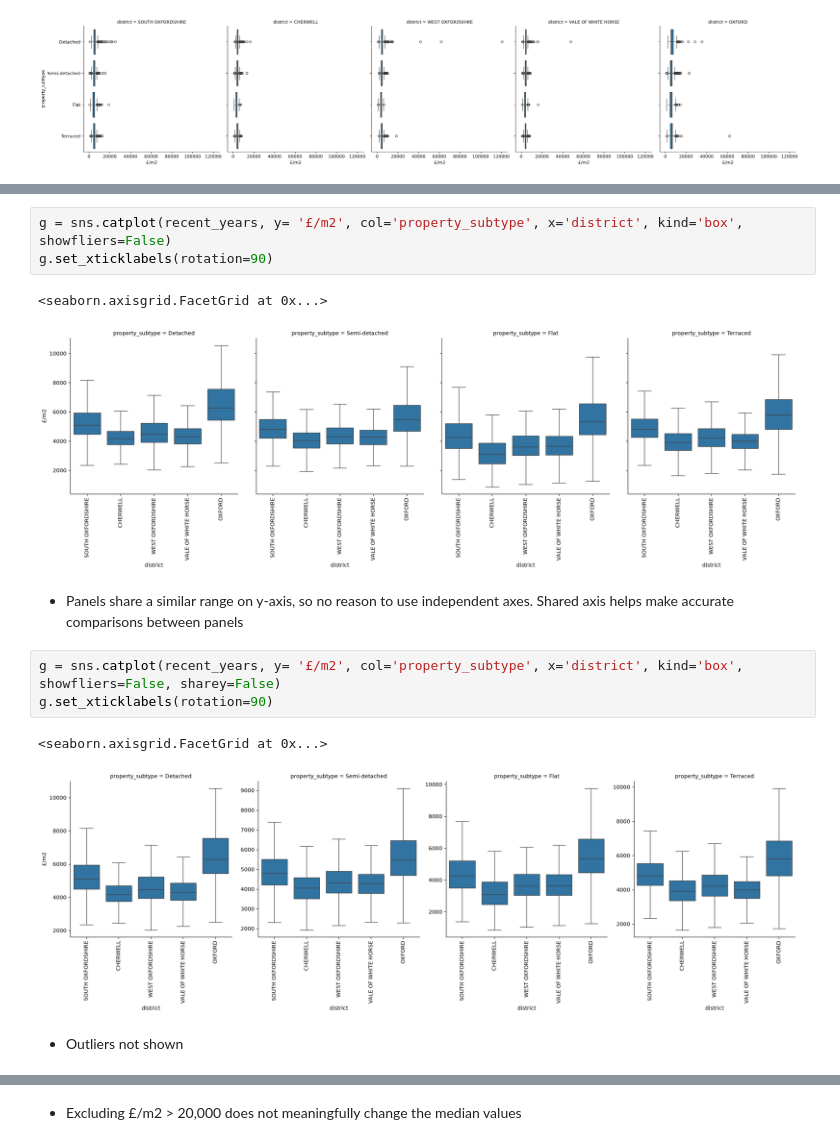
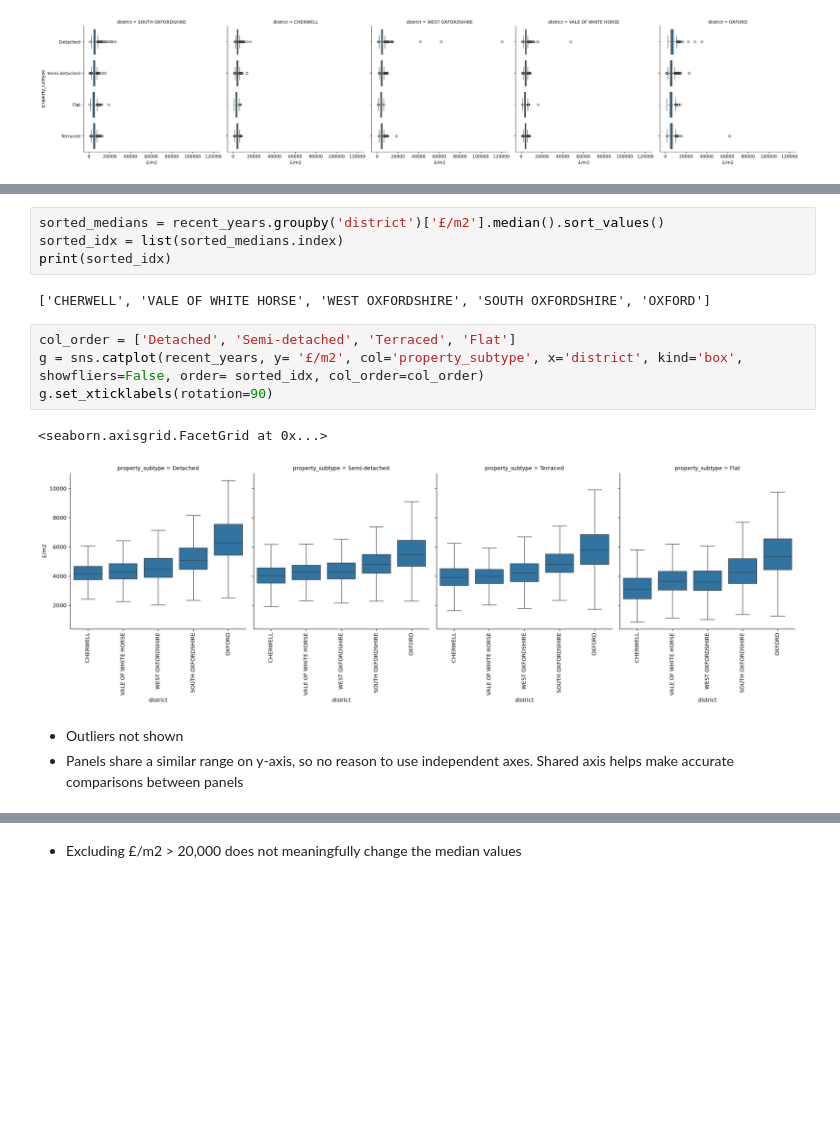
Before and after one commit to TomSCarter/oxfordshire-house-prices-dashboard, a Jupyter notebook: week_12_visuals_dashboards.ipynb, the cells around one changed output, grey strips where cells are left out. Saved outputs shown, nothing was run; the diff lists cells and outputs as text; blank space fills up the shorter version.

Commit message:
Changed district order in facetgrid. Fixed typos in median comparison

```diff
--- a/week_12_visuals_dashboards.ipynb
+++ b/week_12_visuals_dashboards.ipynb
@@ -175,20 +175,20 @@ cat_a_only[cat_a_only['£/m2'] > 25000][['unique_id', 'address', 'price_paid', '
 | 113096 | EED73E76-04CC-6AF3-E053-6C04A8C08ABA | NEW FARM HIGH STREET CUMNOR OX2 9QD | 1200000 | 46.0 | 2.0 | Detached | 26086.956522 |
 | 105034 | BEF7EBBF-31E1-7A76-E053-6B04A8C092F7 | 13 LOYD CLOSE OX14 1XR | 505000 | 20.0 | 7.0 | Detached | 25250.000000 |
 | 40258 | 4777E0AF-0DF8-5D59-E063-4804A8C09F8E | LOWER LINCE HOUSE BECKLEY OX3 9TE | 8100000 | 322.0 | 9.0 | Detached | 25155.279503 |
+# %%
+sorted_medians = recent_years.groupby('district')['£/m2'].median().sort_values()
+sorted_idx = list(sorted_medians.index)
+print(sorted_idx)
+# %% [output]
+['CHERWELL', 'VALE OF WHITE HORSE', 'WEST OXFORDSHIRE', 'SOUTH OXFORDSHIRE', 'OXFORD']
 # %%
-g = sns.catplot(recent_years, y= '£/m2', col='property_subtype', x='district', kind='box', showfliers=False)
+col_order = ['Detached', 'Semi-detached', 'Terraced', 'Flat']
+g = sns.catplot(recent_years, y= '£/m2', col='property_subtype', x='district', kind='box', showfliers=False, order= sorted_idx, col_order=col_order)
 g.set_xticklabels(rotation=90)
 # %% [output]
 <seaborn.axisgrid.FacetGrid at 0x...>
-[figure, old version]
+[figure, new version]
 # %% [markdown]
+- Outliers not shown
 - Panels share a similar range on y-axis, so no reason to use independent axes. Shared axis helps make accurate comparisons between panels
-# %%
-g = sns.catplot(recent_years, y= '£/m2', col='property_subtype', x='district', kind='box', showfliers=False, sharey=False)
-g.set_xticklabels(rotation=90)
-# %% [output]
-<seaborn.axisgrid.FacetGrid at 0x...>
-[figure, removed]
-# %% [markdown]
-- Outliers not shown
 # %%
```
Also changed, not shown: parts of 1 cell of this notebook.
